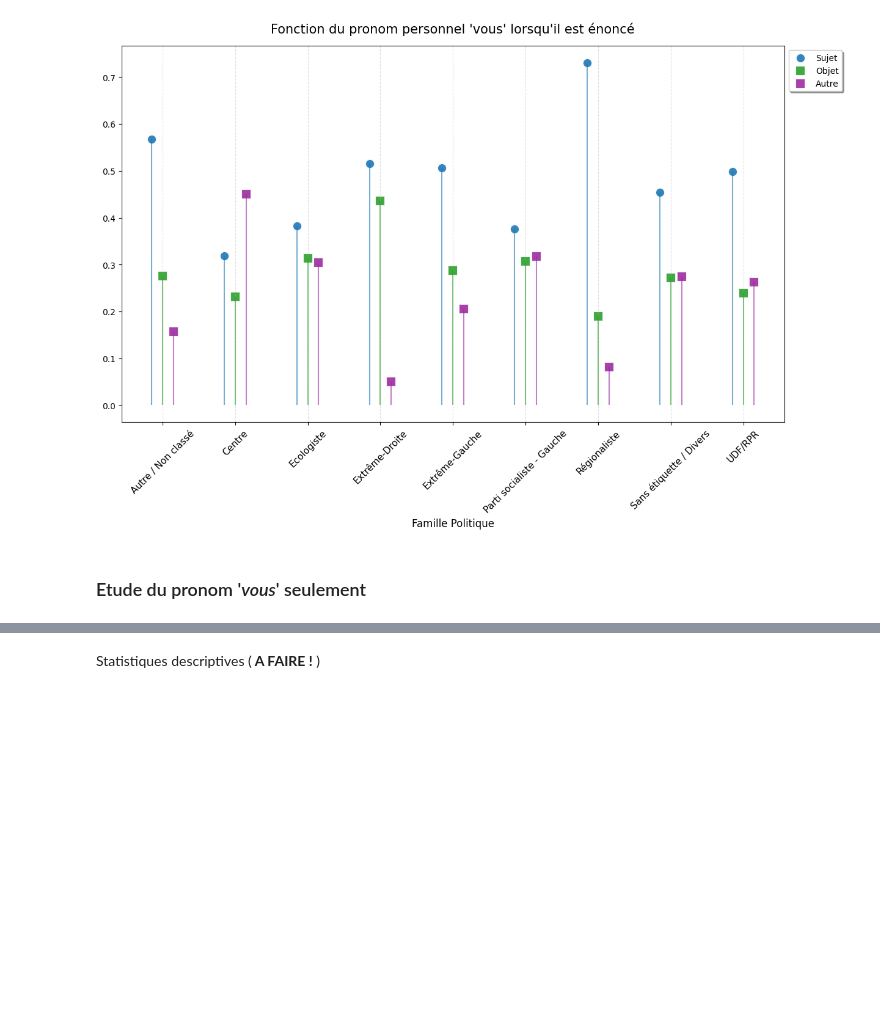
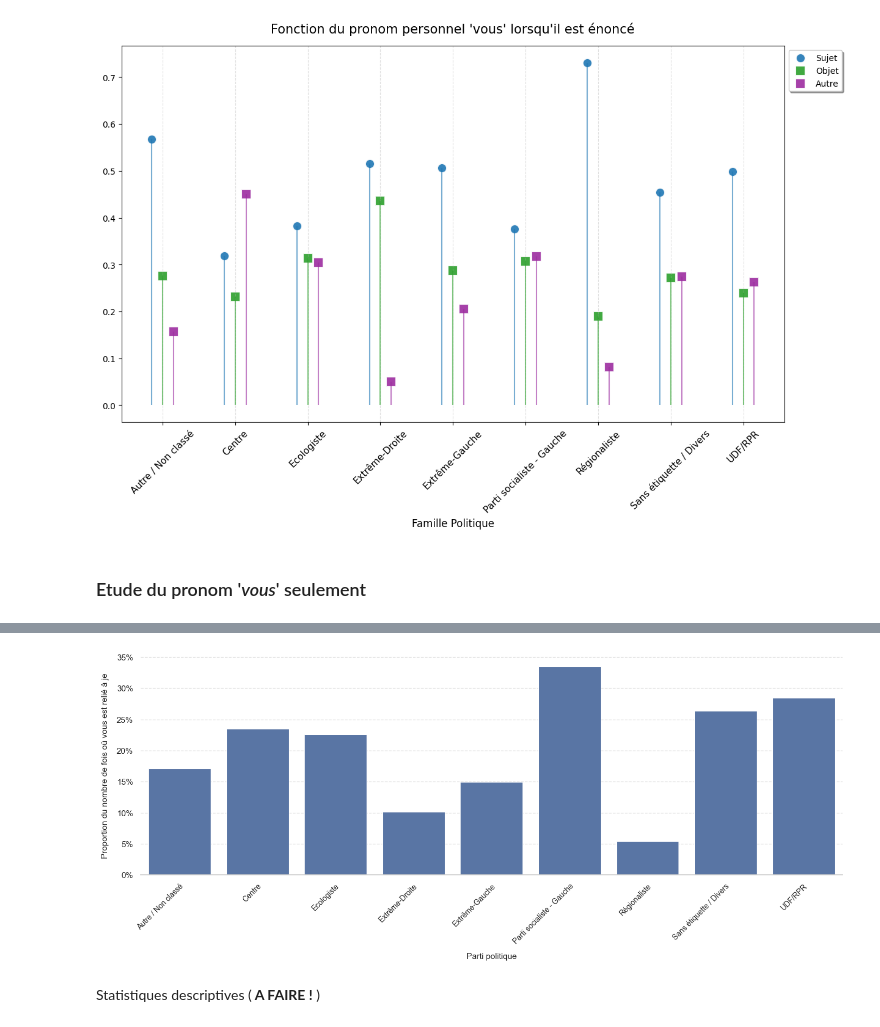
Before and after one commit to itsreivilo/Projet-de-NLP-Olivier, a Jupyter notebook: exploration.ipynb, the cells around one changed output, grey strips where cells are left out. Saved outputs shown, nothing was run; the diff lists cells and outputs as text; code cells hidden in the pictures; blank space fills up the shorter version.

Commit message:
Statistiques vous relié à je

```diff
--- a/exploration.ipynb
+++ b/exploration.ipynb
@@ -917,3 +951,43 @@ plt.show()
+# %%
+fig, ax = plt.subplots(figsize=(14, 6))
+
+# Thème
+sns.set_theme(style="whitegrid", font_scale=1)
+palette = sns.color_palette("Blues_d", n_colors=len(agg_df_vous))
+
+
+bars = sns.barplot(
+    data    = agg_df_je_vous,
+    x       = "parti_politique",
+    y       = "je_prop",
+    edgecolor = "white",
+    linewidth = 0.8,
+    ax      = ax
+)
+
+ax.yaxis.set_major_formatter(mtick.PercentFormatter(xmax=1, decimals=0))
+
+ax.set_xlabel("Parti politique", fontsize=11, labelpad=10)
+ax.set_ylabel("Proportion du nombre de fois où vous est relié à je", fontsize=11, labelpad=10)
+
+# xticks bien placés et lisibles
+ax.set_xticks(range(len(agg_df_vous)))
+ax.set_xticklabels(
+    agg_df_vous["parti_politique"],
+    rotation    = 45,
+    ha          = "right",      # alignement à droite pour les labels tournés
+    rotation_mode = "anchor",   # pivot sur le point d'ancrage → labels bien centrés sous les barres
+    fontsize    = 10
+)
+
+ax.yaxis.grid(True, linestyle="--", alpha=0.5)
+ax.set_axisbelow(True)
+ax.spines[["top", "right", "left"]].set_visible(False)
+
+plt.tight_layout()
+plt.show()
+# %% [output]
+[figure, added]
 # %% [markdown]
 Statistiques descriptives (<b> A FAIRE ! </b>)
 # %% [markdown]
```
Also changed, not shown: parts of 12 cells of this notebook.
